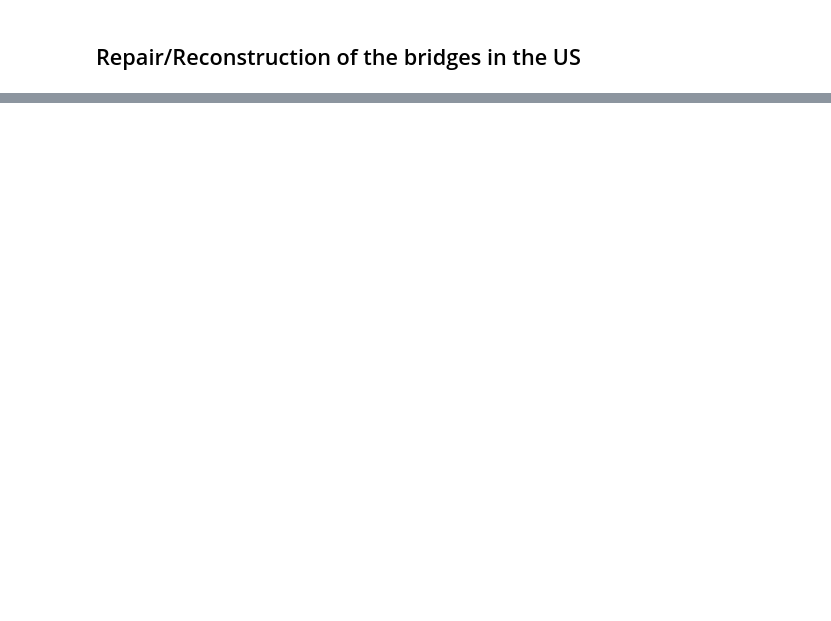
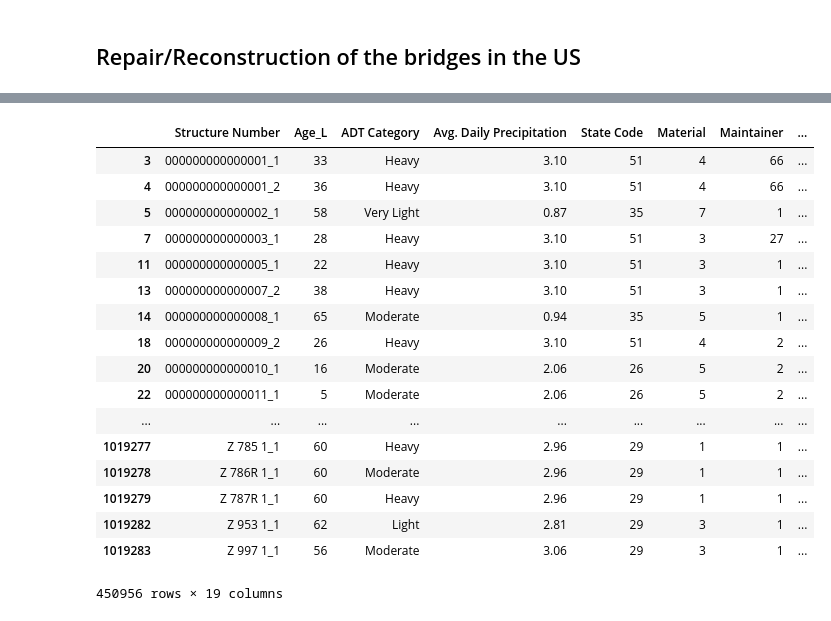
Before and after one commit to kaleoyster/nbi-predictive-analysis, a Jupyter notebook: Exploration of NBI data from maintenance stand point of view.ipynb, the cells around one changed output, grey strips where cells are left out. Drawn from its saved outputs; the diff is of its cells as text; code cells hidden in the pictures; blank space fills up the shorter version.

```diff
--- a/Exploration of NBI data from maintenance stand point of view.ipynb
+++ b/Exploration of NBI data from maintenance stand point of view.ipynb
@@ -231,0 +302,39 @@ fig.show()
+# %%
+# Parsing Longitude of the data
+Longitude = df['Longitude']
+
+def convertStringListtoListSTR(List):
+    return  [i.strip(" ").strip("'") for i in List[1:-1].split(',')]
+
+new_longitude = []
+for i in Longitude:
+    new_longitude.append((convertStringListtoListSTR(i)))
+
+## Adding a new column
+df['Longitude_L'] = [i[:1][0] for i in new_longitude]
+# %%
+# Parsing Longitude of the data
+Latitude = df['Latitude']
+
+def convertStringListtoListSTR(List):
+    return  [i.strip(" ").strip("'") for i in List[1:-1].split(',')]
+
+new_latitude = []
+for i in Latitude:
+    new_latitude.append((convertStringListtoListSTR(i)))
+
+## Adding a new column
+df['Latitude_L'] = [i[:1][0] for i in new_latitude]
+# %%
+# Parsing Structure  of the data
+Superstructure = df['Superstructure']
+
+def convertStringListtoListSTR(List):
+    return  [i.strip(" ").strip("'") for i in List[1:-1].split(',')]
+
+new_superstructure = []
+for i in superstructure:
+    new_superstructure.append((convertStringListtoListSTR(i)))
+
+## Adding a new column
+df['Superstructure_L'] = [i[:1][0] for i in new_superstructure]
@@ -231,0 +345,22 @@ fig.show()
+# %%
+df[[ 'Structure Number', 'Age_L', 'ADT Category', 'Avg. Daily Precipitation', 'State Code', 'Material', 'Maintainer', 'Length Of Maximum Span Flat','Structure Length', 'Structure Type', 'Age_L', 'Longitude_L', 'Latitude_L', 'Baseline Difference Score', 'Superstructure_L',
+     'Intervention', 'Number of rehabilitation','Number of repair', 'Number of repair / reconstruction']]
+# %% [output]
+|  | Structure Number | Age_L | ADT Category | Avg. Daily Precipitation | State Code | Material | Maintainer | ... |
+| 3 | 000000000000001_1 | 33 | Heavy | 3.10 | 51 | 4 | 66 | ... |
+| 4 | 000000000000001_2 | 36 | Heavy | 3.10 | 51 | 4 | 66 | ... |
+| 5 | 000000000000002_1 | 58 | Very Light | 0.87 | 35 | 7 | 1 | ... |
+| 7 | 000000000000003_1 | 28 | Heavy | 3.10 | 51 | 3 | 27 | ... |
+| 11 | 000000000000005_1 | 22 | Heavy | 3.10 | 51 | 3 | 1 | ... |
+| 13 | 000000000000007_2 | 38 | Heavy | 3.10 | 51 | 3 | 1 | ... |
+| 14 | 000000000000008_1 | 65 | Moderate | 0.94 | 35 | 5 | 1 | ... |
+| 18 | 000000000000009_2 | 26 | Heavy | 3.10 | 51 | 4 | 2 | ... |
+| 20 | 000000000000010_1 | 16 | Moderate | 2.06 | 26 | 5 | 2 | ... |
+| 22 | 000000000000011_1 | 5 | Moderate | 2.06 | 26 | 5 | 2 | ... |
+| ... | ... | ... | ... | ... | ... | ... | ... | ... |
+| 1019277 | Z 785 1_1 | 60 | Heavy | 2.96 | 29 | 1 | 1 | ... |
+| 1019278 | Z 786R 1_1 | 60 | Moderate | 2.96 | 29 | 1 | 1 | ... |
+| 1019279 | Z 787R 1_1 | 60 | Heavy | 2.96 | 29 | 1 | 1 | ... |
+| 1019282 | Z 953 1_1 | 62 | Light | 2.81 | 29 | 3 | 1 | ... |
+| 1019283 | Z 997 1_1 | 56 | Moderate | 3.06 | 29 | 3 | 1 | ... |
+450956 rows × 19 columns
```
Also changed, not shown: parts of 12 cells of this notebook.
